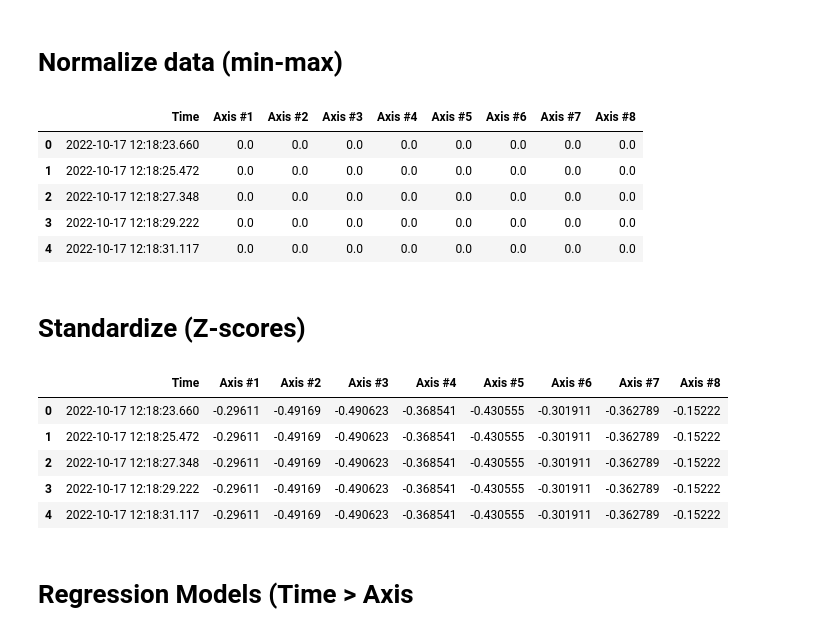
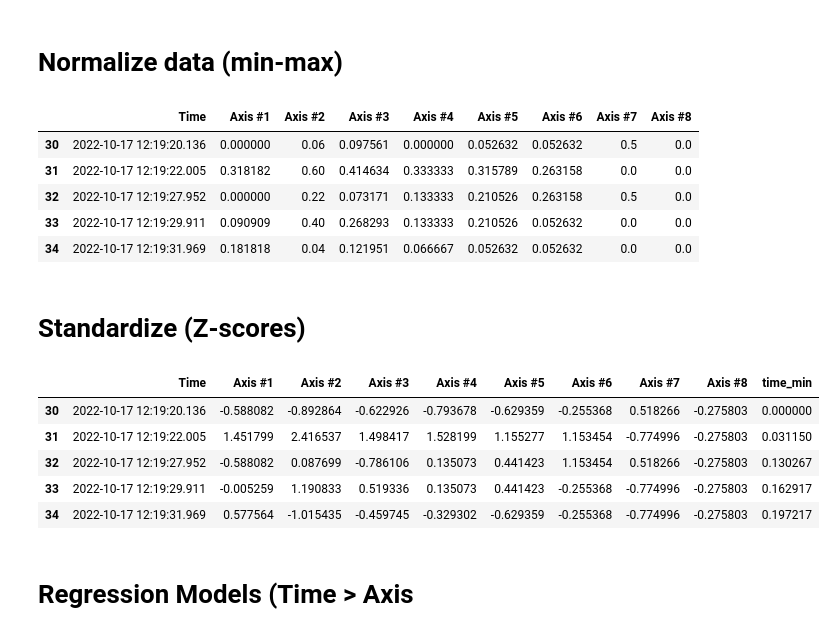
Before and after one commit to JariusBedward-8841640/CSCN8010_Practical_Lab1_ArchitectureVer, a Jupyter notebook: DataStreamPracticalLab,.ipynb, the cells around one changed output. Saved outputs shown, nothing was run; the diff lists cells and outputs as text; code cells hidden in the pictures.

```diff
--- a/DataStreamPracticalLab,.ipynb
+++ b/DataStreamPracticalLab,.ipynb
@@ -57,3 +62,18 @@ df_train.head()
 | 2 | 2022-10-17 12:18:27.348 | 0.0 | 0.0 | 0.0 | 0.0 | 0.0 | 0.0 | 0.0 | 0.0 |
 | 3 | 2022-10-17 12:18:29.222 | 0.0 | 0.0 | 0.0 | 0.0 | 0.0 | 0.0 | 0.0 | 0.0 |
 | 4 | 2022-10-17 12:18:31.117 | 0.0 | 0.0 | 0.0 | 0.0 | 0.0 | 0.0 | 0.0 | 0.0 |
+# %%
+# Fill missing values
+df_train.fillna(0, inplace=True)
+
+# --- Filter out rows where all Axis readings are zero ---
+axis_cols = [col for col in df_train.columns if col.startswith("Axis #")]
+df_train_nonzero = df_train[(df_train[axis_cols] != 0).any(axis=1)]
+
+# Use filtered DataFrame for regression, normalization, residuals, etc.
+df_train = df_train_nonzero.copy()
+
+# Optional: keep a copy of the full DataFrame if you want to plot all points including zeros
+df_train_full = df_train_nonzero.copy()  # for visualization only
+
+df_train.head()
@@ -60,34 +87,37 @@ df_train.head()
 # %% [markdown]
 # Normalize data (min-max)
 # %%
-scaler = MinMaxScaler()
+scaler_minmax = MinMaxScaler()
 df_norm = df_train.copy()
-df_norm[axis_cols] = scaler.fit_transform(df_train[axis_cols])
+df_norm[axis_cols] = scaler_minmax.fit_transform(df_train[axis_cols])
 
 df_norm.head()
 # %% [output]
 |  | Time | Axis #1 | Axis #2 | Axis #3 | Axis #4 | Axis #5 | Axis #6 | Axis #7 | Axis #8 |
-| 0 | 2022-10-17 12:18:23.660 | 0.0 | 0.0 | 0.0 | 0.0 | 0.0 | 0.0 | 0.0 | 0.0 |
-| 1 | 2022-10-17 12:18:25.472 | 0.0 | 0.0 | 0.0 | 0.0 | 0.0 | 0.0 | 0.0 | 0.0 |
-| 2 | 2022-10-17 12:18:27.348 | 0.0 | 0.0 | 0.0 | 0.0 | 0.0 | 0.0 | 0.0 | 0.0 |
-| 3 | 2022-10-17 12:18:29.222 | 0.0 | 0.0 | 0.0 | 0.0 | 0.0 | 0.0 | 0.0 | 0.0 |
-| 4 | 2022-10-17 12:18:31.117 | 0.0 | 0.0 | 0.0 | 0.0 | 0.0 | 0.0 | 0.0 | 0.0 |
+| 30 | 2022-10-17 12:19:20.136 | 0.000000 | 0.06 | 0.097561 | 0.000000 | 0.052632 | 0.052632 | 0.5 | 0.0 |
+| 31 | 2022-10-17 12:19:22.005 | 0.318182 | 0.60 | 0.414634 | 0.333333 | 0.315789 | 0.263158 | 0.0 | 0.0 |
+| 32 | 2022-10-17 12:19:27.952 | 0.000000 | 0.22 | 0.073171 | 0.133333 | 0.210526 | 0.263158 | 0.5 | 0.0 |
+| 33 | 2022-10-17 12:19:29.911 | 0.090909 | 0.40 | 0.268293 | 0.133333 | 0.210526 | 0.052632 | 0.0 | 0.0 |
+| 34 | 2022-10-17 12:19:31.969 | 0.181818 | 0.04 | 0.121951 | 0.066667 | 0.052632 | 0.052632 | 0.0 | 0.0 |
 # %% [markdown]
 # Standardize (Z-scores)
 # %%
 scaler_std = StandardScaler()
 
 df_std = df_train.copy()
 df_std[axis_cols] = scaler_std.fit_transform(df_train[axis_cols])
 
+# scale time to mins\
+
+df_std["time_min"] = (df_std["Time"] - df_std["Time"].min()).dt.total_seconds() / 60
 df_std.head()
 # %% [output]
-|  | Time | Axis #1 | Axis #2 | Axis #3 | Axis #4 | Axis #5 | Axis #6 | Axis #7 | Axis #8 |
-| 0 | 2022-10-17 12:18:23.660 | -0.29611 | -0.49169 | -0.490623 | -0.368541 | -0.430555 | -0.301911 | -0.362789 | -0.15222 |
-| 1 | 2022-10-17 12:18:25.472 | -0.29611 | -0.49169 | -0.490623 | -0.368541 | -0.430555 | -0.301911 | -0.362789 | -0.15222 |
-| 2 | 2022-10-17 12:18:27.348 | -0.29611 | -0.49169 | -0.490623 | -0.368541 | -0.430555 | -0.301911 | -0.362789 | -0.15222 |
-| 3 | 2022-10-17 12:18:29.222 | -0.29611 | -0.49169 | -0.490623 | -0.368541 | -0.430555 | -0.301911 | -0.362789 | -0.15222 |
-| 4 | 2022-10-17 12:18:31.117 | -0.29611 | -0.49169 | -0.490623 | -0.368541 | -0.430555 | -0.301911 | -0.362789 | -0.15222 |
+|  | Time | Axis #1 | Axis #2 | Axis #3 | Axis #4 | Axis #5 | Axis #6 | Axis #7 | Axis #8 | time_min |
+| 30 | 2022-10-17 12:19:20.136 | -0.588082 | -0.892864 | -0.622926 | -0.793678 | -0.629359 | -0.255368 | 0.518266 | -0.275803 | 0.000000 |
+| 31 | 2022-10-17 12:19:22.005 | 1.451799 | 2.416537 | 1.498417 | 1.528199 | 1.155277 | 1.153454 | -0.774996 | -0.275803 | 0.031150 |
+| 32 | 2022-10-17 12:19:27.952 | -0.588082 | 0.087699 | -0.786106 | 0.135073 | 0.441423 | 1.153454 | 0.518266 | -0.275803 | 0.130267 |
+| 33 | 2022-10-17 12:19:29.911 | -0.005259 | 1.190833 | 0.519336 | 0.135073 | 0.441423 | -0.255368 | -0.774996 | -0.275803 | 0.162917 |
+| 34 | 2022-10-17 12:19:31.969 | 0.577564 | -1.015435 | -0.459745 | -0.329302 | -0.629359 | -0.255368 | -0.774996 | -0.275803 | 0.197217 |
 # %% [markdown]
 # Regression Models (Time > Axis
 # %%
```
Also changed, not shown: parts of 14 cells of this notebook, 2 other files.
